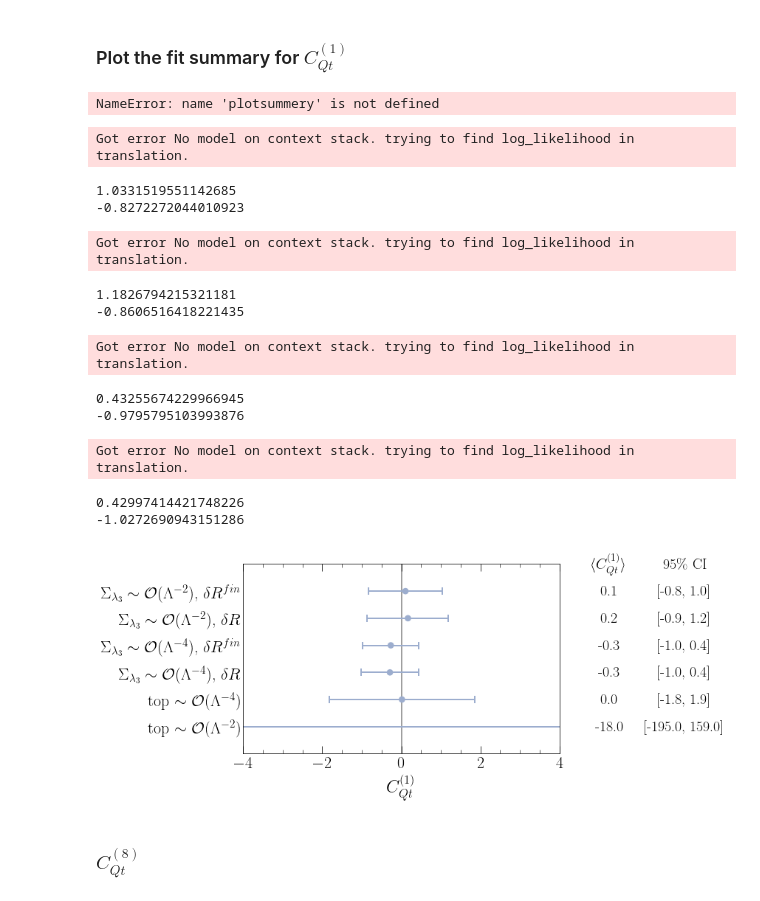
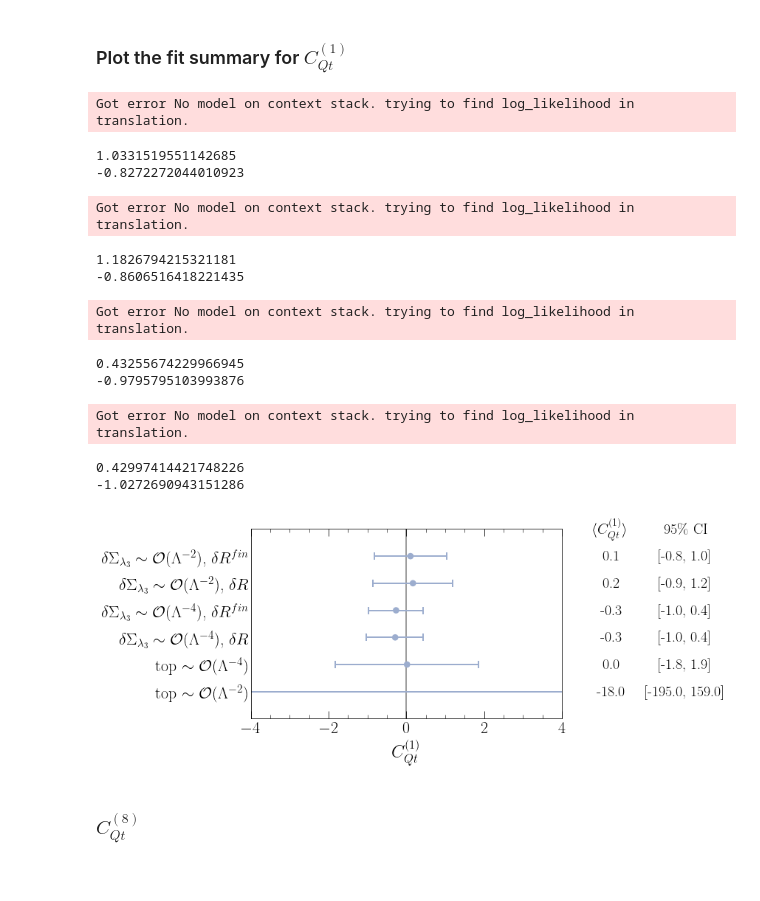
Before and after one commit to alasfar-lina/trilinear4tops, a Jupyter notebook: Notebooks/SummaryPlots.ipynb, the cells around one changed output. Saved outputs shown, nothing was run; the diff lists cells and outputs as text; code cells hidden in the pictures.

```diff
--- a/Notebooks/SummaryPlots.ipynb
+++ b/Notebooks/SummaryPlots.ipynb
@@ -66,42 +66,12 @@ stats_func_2 = {
         }
 # %% [markdown]
 ### Plot the fit summary for $C_{Qt}^{(1)}$
-# %%
-files =['../results/fits/Cq1_LHC_RunII_linearl3_fin.pickle',
-       '../results/fits/Cq1_LHC_RunII_quadl3_fin.pickle',
-        '../results/fits/Cq1_HL-LHC_linearl3_fin.pickle',
-        '../results/fits/Cq1_HL-LHC_quadl3_fin.pickle'
-        ,
-        '../results/fits/Cq8_LHC_RunII_linearl3_fin.pickle',
-       '../results/fits/Cq8_LHC_RunII_quadl3_fin.pickle',
-        '../results/fits/Cq8_HL-LHC_linearl3_fin.pickle',
-        '../results/fits/Cq8_HL-LHC_quadl3_fin.pickle'
-        ,
-         '../results/fits/Cqtqb1_LHC_RunII_linearl3_fin.pickle',
-       '../results/fits/Cqtqb1_LHC_RunII_quadl3_fin.pickle',
-        '../results/fits/Cqtqb1_HL-LHC_linearl3_fin.pickle',
-        '../results/fits/Cqtqb1_HL-LHC_quadl3_fin.pickle'
-        ,
-        '../results/fits/Cqtqb8_LHC_RunII_linearl3_fin.pickle',
-       '../results/fits/Cqtqb8_LHC_RunII_quadl3_fin.pickle',
-        '../results/fits/Cqtqb8_HL-LHC_linearl3_fin.pickle',
-        '../results/fits/Cqtqb8_HL-LHC_quadl3_fin.pickle'
-
-       ]
-plotsummery(files,filename,labels=[r"$C_{Qt}^{(1)}$","$C_{Qt}^{(8)}$","$C_{QtQb}^{(1)}$","$C_{QtQb}^{(8)}$"],
-            types=[r"LHC Run-II $\lambda_3 \sim \mathcal{O}(\Lambda^{-2})$",
-                   r"LHC Run-II $\lambda_3 \sim \mathcal{O}(\Lambda^{-4})$",
-                   r"HL-LHC $\lambda_3\sim  \mathcal{O}(\Lambda^{-2})$",
-                   r"HL-LHC $\lambda_3\sim  \mathcal{O}(\Lambda^{-4})$",
-                   r"top $\mathcal{O}(\Lambda^{-4})$",r"top $\mathcal{O}(\Lambda^{-2})$"],r=4,dat=data)
-# %% [output]
-NameError: name 'plotsummery' is not defined
 # %%
 labs = [
-         r" $\Sigma_{\lambda_3}\sim \mathcal{O}(\Lambda^{-2})$, $\delta R^{fin}$",
-         r" $\Sigma_{\lambda_3}\sim \mathcal{O}(\Lambda^{-2})$, $\delta R$",
-         r" $\Sigma_{\lambda_3}\sim \mathcal{O}(\Lambda^{-4})$, $\delta R^{fin}$ ",
-         r" $\Sigma_{\lambda_3}\sim \mathcal{O}(\Lambda^{-4})$, $\delta R$ ",
+         r" $\delta\Sigma_{\lambda_3}\sim \mathcal{O}(\Lambda^{-2})$, $\delta R^{fin}$",
+         r" $\delta\Sigma_{\lambda_3}\sim \mathcal{O}(\Lambda^{-2})$, $\delta R$",
+         r" $\delta\Sigma_{\lambda_3}\sim \mathcal{O}(\Lambda^{-4})$, $\delta R^{fin}$ ",
+         r" $\delta\Sigma_{\lambda_3}\sim \mathcal{O}(\Lambda^{-4})$, $\delta R$ ",
        r"top $\sim\mathcal{O}(\Lambda^{-4})$",
        r"top $\sim\mathcal{O}(\Lambda^{-2})$"]
 
@@ -142,34 +112,34 @@ yup=np.insert(yup,r,1.862)
 ydown=np.insert(ydown,r,-1.830)
     ##
 ymu=np.insert(ymu,r+1,0.0-0.5*(195-159))
 yup=np.insert(yup,r+1,159)
 ydown=np.insert(ydown,r+1,-195)
     #
 p = ForestPlot(label=labs, effect_measure=ymu, lcl=ydown, ucl=yup)
 p.labels(center=0.,effectmeasure= r'$\langle C_{Qt}^{(1)} \rangle$',)
 errcol=[colpastil[0] for i in range(len(labs))]
 p.colors(errorbarcolor=errcol,pointcolor=colpastil[0])
 ax=p.plot(figsize=(12,5), t_adjuster=0.07, max_value=4, min_value=-4,decimal=1)
 ax.get_xaxis().set_minor_locator(AutoMinorLocator())
 ax.set_xlabel(r"$C_{Qt}^{(1)}$", fontsize=24)
 plt.tight_layout()
 plt.savefig('../results/plots/uebeblick_Cqt1.pdf', dpi=300, bbox_inches='tight', transparent=True)
 plt.show()
 #################################
 # %% [output]
 Got error No model on context stack. trying to find log_likelihood in translation.
 1.0331519551142685
 -0.8272272044010923
 Got error No model on context stack. trying to find log_likelihood in translation.
 1.1826794215321181
 -0.8606516418221435
 Got error No model on context stack. trying to find log_likelihood in translation.
 0.43255674229966945
 -0.9795795103993876
 Got error No model on context stack. trying to find log_likelihood in translation.
 0.42997414421748226
 -1.0272690943151286
-[figure, old version]
+[figure, new version]
 # %% [markdown]
 ### $C_{Qt}^{(8)}$
 # %%
```
Also changed, not shown: parts of 5 cells of this notebook, 24 other files.
